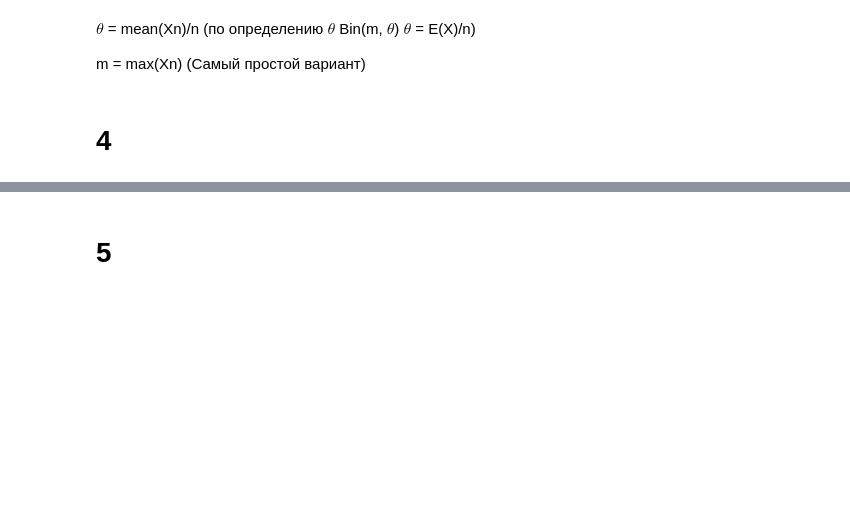
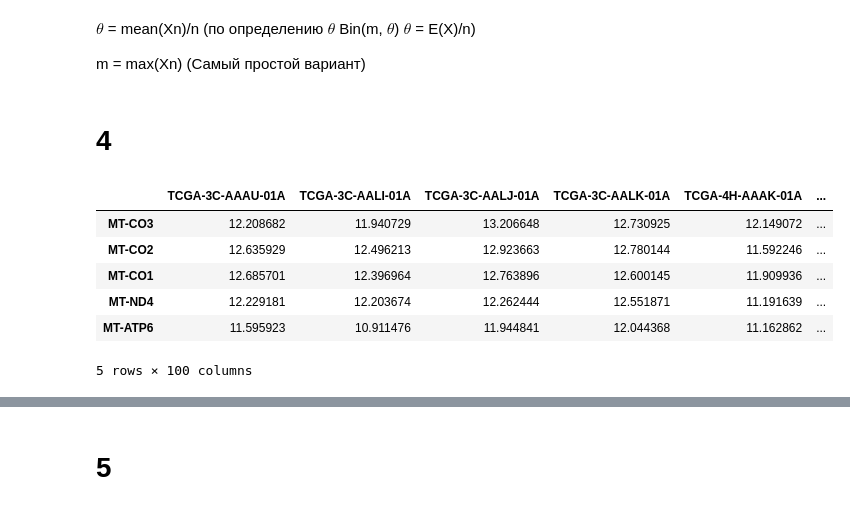
Before and after one commit to alex123012/Bioinf_HW, a Jupyter notebook: eleventh_HW/Untitled.ipynb, the cells around one changed output, grey strips where cells are left out. Cells and saved outputs as stored; diff of their text form; code cells hidden in the pictures; blank space fills up the shorter version.

```diff
--- a/eleventh_HW/Untitled.ipynb
+++ b/eleventh_HW/Untitled.ipynb
@@ -58,3 +59,13 @@ $\theta$ = mean(Xn)/n (по определению $\theta$ Bin(m, $\theta$) $\t
 m = max(Xn) (Самый простой вариант)
 # %% [markdown]
 # 4
+# %%
+df1000.head()
+# %% [output]
+|  | TCGA-3C-AAAU-01A | TCGA-3C-AALI-01A | TCGA-3C-AALJ-01A | TCGA-3C-AALK-01A | TCGA-4H-AAAK-01A | ... |
+| MT-CO3 | 12.208682 | 11.940729 | 13.206648 | 12.730925 | 12.149072 | ... |
+| MT-CO2 | 12.635929 | 12.496213 | 12.923663 | 12.780144 | 11.592246 | ... |
+| MT-CO1 | 12.685701 | 12.396964 | 12.763896 | 12.600145 | 11.909936 | ... |
+| MT-ND4 | 12.229181 | 12.203674 | 12.262444 | 12.551871 | 11.191639 | ... |
+| MT-ATP6 | 11.595923 | 10.911476 | 11.944841 | 12.044368 | 11.162862 | ... |
+5 rows × 100 columns
```
Also changed, not shown: parts of 9 cells of this notebook, 1 other file.
